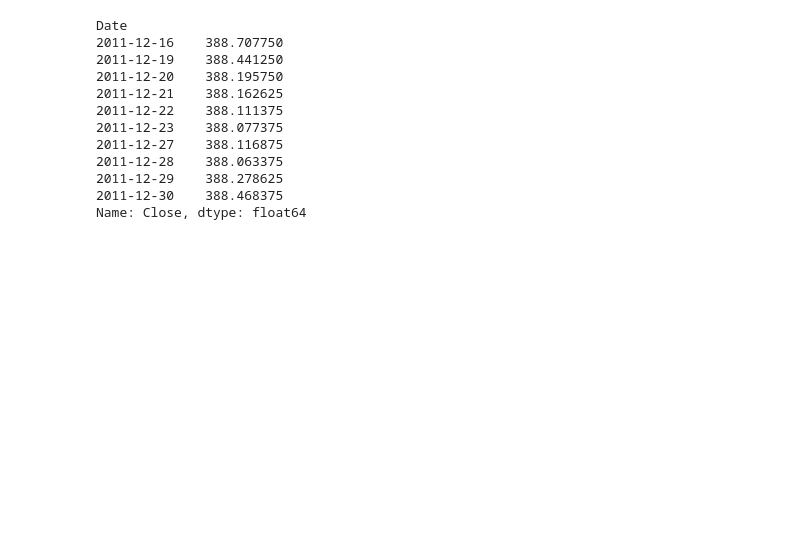
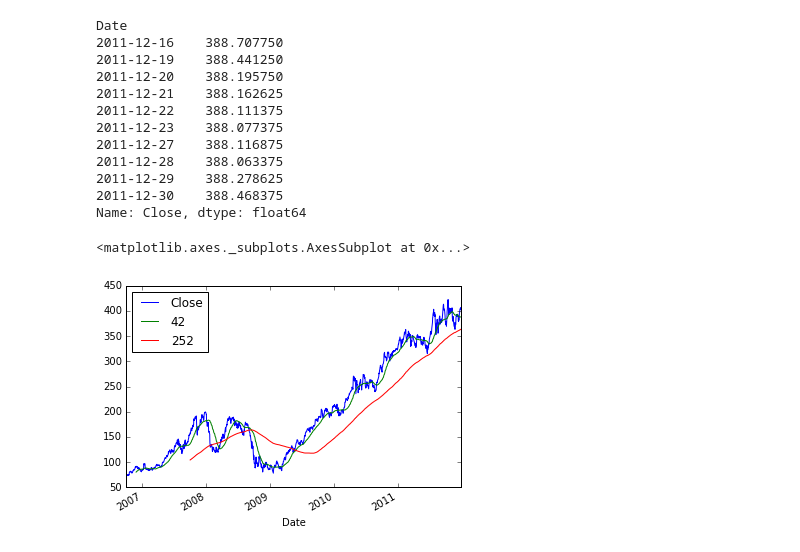
Before and after one commit to CodyHigdem/python_finance_101, a Jupyter notebook: Finance_Data_1.ipynb, the cells around one changed output. Cells and saved outputs as stored; diff of their text form; code cells hidden in the pictures; blank space fills up the shorter version.

```diff
--- a/Finance_Data_1.ipynb
+++ b/Finance_Data_1.ipynb
@@ -583,3 +585,13 @@ Date
 2011-12-29    388.278625
 2011-12-30    388.468375
 Name: Close, dtype: float64
+# %%
+#simplified view
+aapl['42'] = adjusted_closing_px.rolling(window=40).mean()
+# %%
+aapl['252'] = adjusted_closing_px.rolling(window=252).mean()
+# %%
+aapl[['Close', '42','252']].plot()
+# %% [output]
+<matplotlib.axes._subplots.AxesSubplot at 0x...>
+[figure, added]
```
Also changed, not shown: parts of 18 cells of this notebook.
